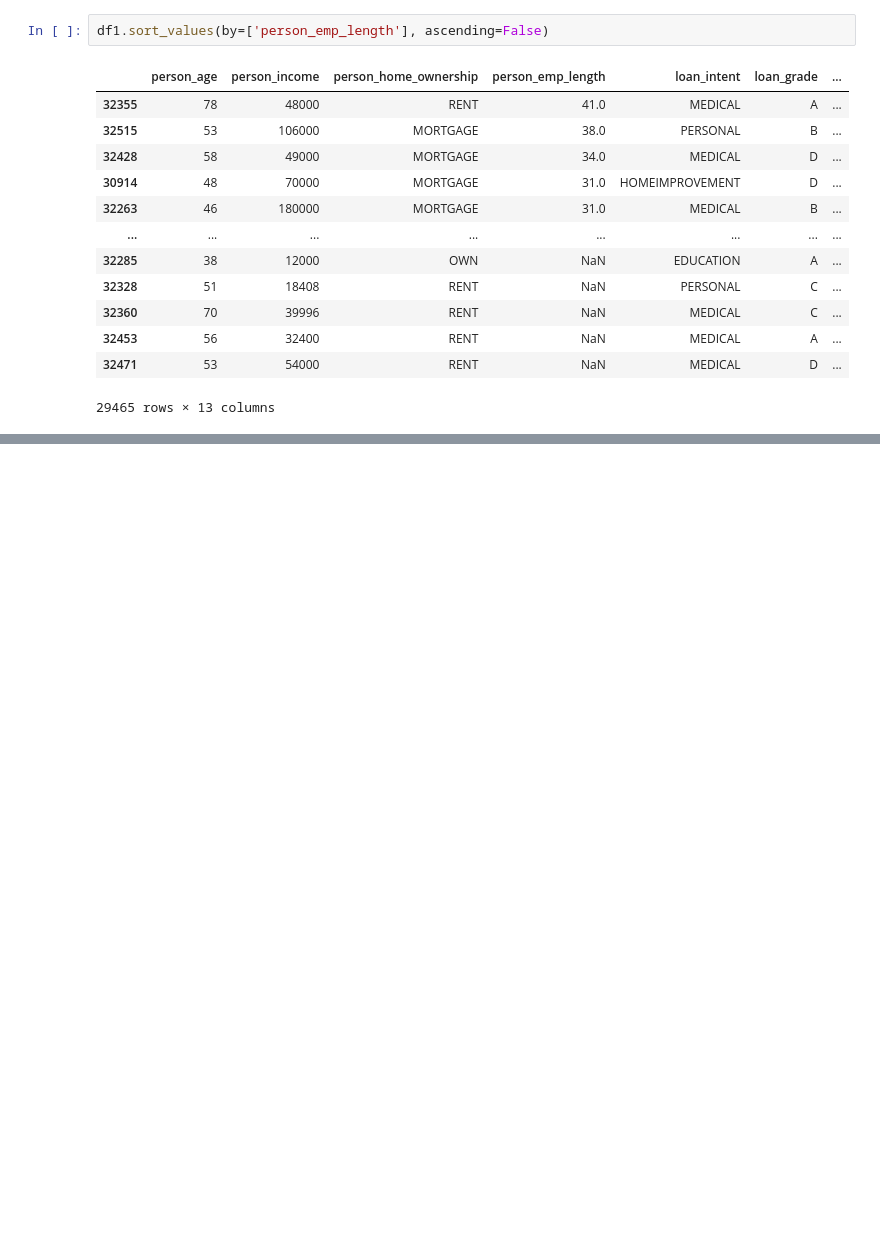
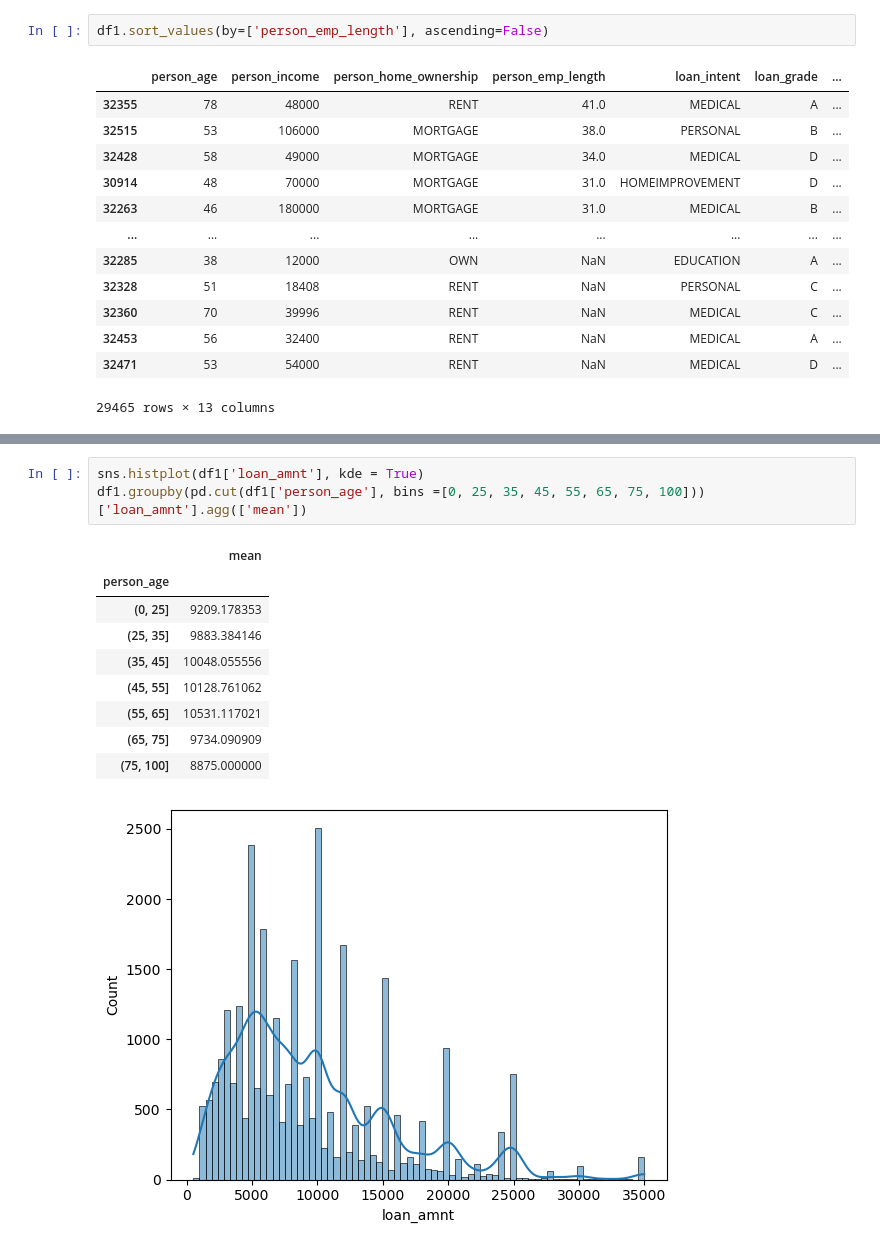
Before and after one commit to kitsungaa/credit-risk-ml, a Jupyter notebook: credit_risk_analysis.ipynb, the cells around one changed output, grey strips where cells are left out. Saved outputs shown, nothing was run; the diff lists cells and outputs as text; blank space fills up the shorter version.

```diff
--- a/credit_risk_analysis.ipynb
+++ b/credit_risk_analysis.ipynb
@@ -189,0 +212,14 @@ df1.sort_values(by=['person_emp_length'], ascending=False)
+# %%
+sns.histplot(df1['loan_amnt'], kde = True)
+df1.groupby(pd.cut(df1['person_age'], bins =[0, 25, 35, 45, 55, 65, 75, 100]))['loan_amnt'].agg(['mean'])
+# %% [output]
+|  | mean |
+| person_age |  |
+| (0, 25] | 9209.178353 |
+| (25, 35] | 9883.384146 |
+| (35, 45] | 10048.055556 |
+| (45, 55] | 10128.761062 |
+| (55, 65] | 10531.117021 |
+| (65, 75] | 9734.090909 |
+| (75, 100] | 8875.000000 |
+[figure, added]
```
Also changed, not shown: parts of 26 cells of this notebook.
